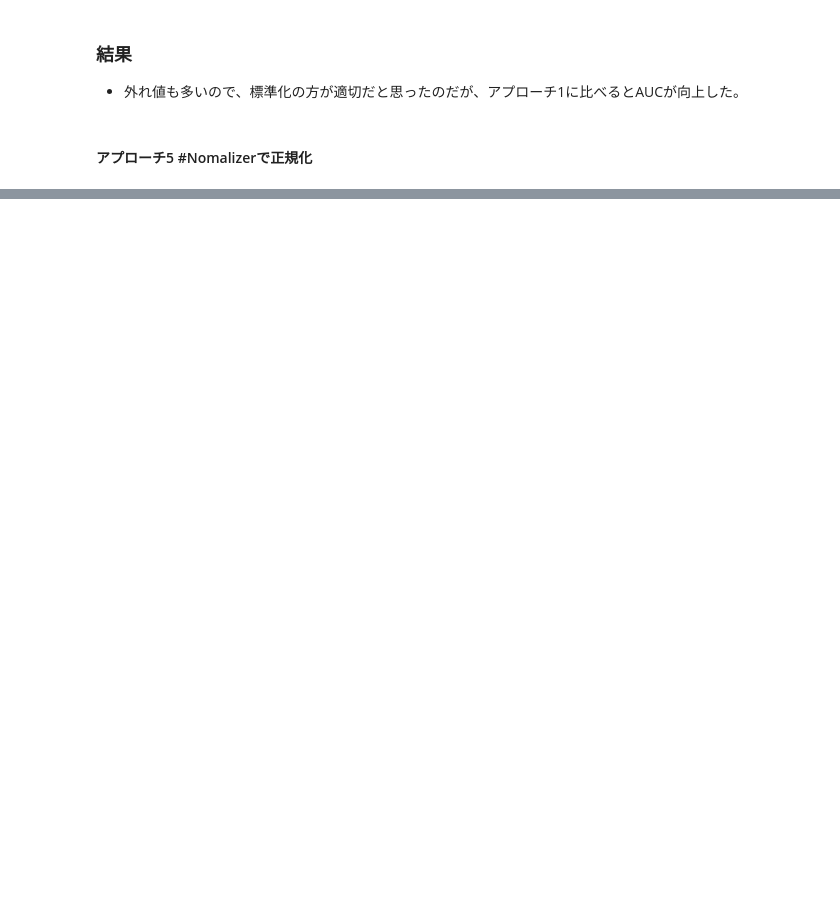
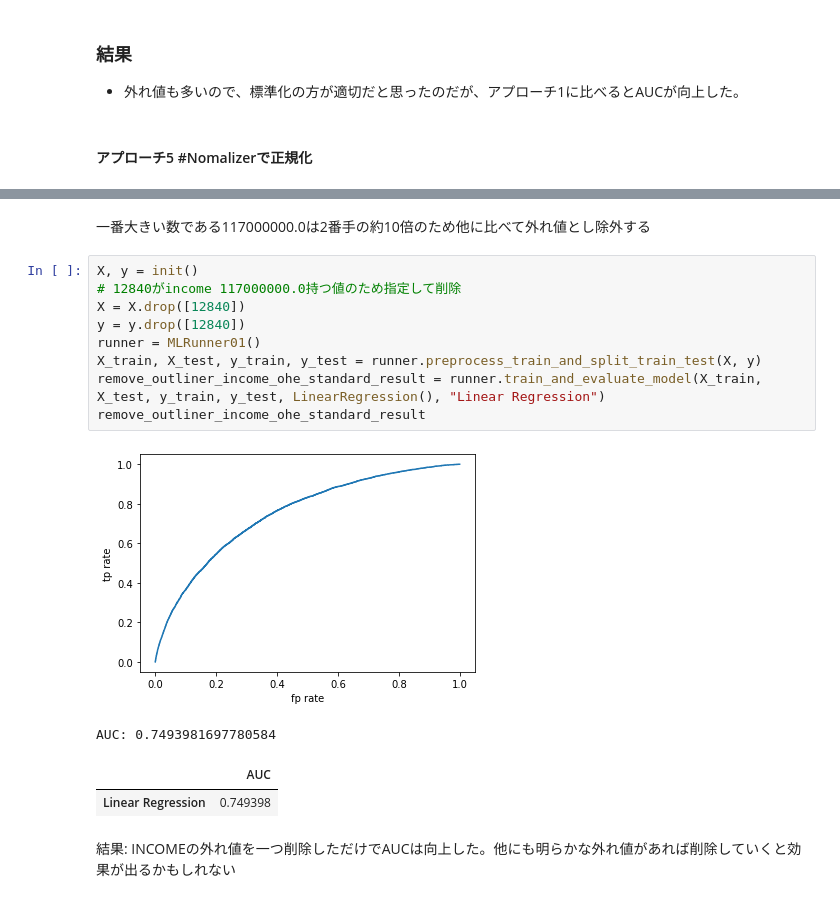
Before and after one commit to yutoJ/ml-learning, a Jupyter notebook: credit_risk_prediction.ipynb, the cells around one changed output, grey strips where cells are left out. Saved outputs shown, nothing was run; the diff lists cells and outputs as text; blank space fills up the shorter version.

```diff
--- a/credit_risk_prediction.ipynb
+++ b/credit_risk_prediction.ipynb
@@ -454,0 +520,18 @@ runnder.predict_and_export_result_to_csv(X_test_preprocessed, csv_name="lr_ohe_N
+# %% [markdown]
+一番大きい数である117000000.0は2番手の約10倍のため他に比べて外れ値とし除外する
+# %%
+X, y = init()
+# 12840がincome 117000000.0持つ値のため指定して削除
+X = X.drop([12840])
+y = y.drop([12840])
+runner = MLRunner01()
+X_train, X_test, y_train, y_test = runner.preprocess_train_and_split_train_test(X, y)
+remove_outliner_income_ohe_standard_result = runner.train_and_evaluate_model(X_train, X_test, y_train, y_test, LinearRegression(), "Linear Regression")
+remove_outliner_income_ohe_standard_result
+# %% [output]
+[figure, added]
+AUC: 0.7493981697780584
+|  | AUC |
+| Linear Regression | 0.749398 |
+# %% [markdown]
+結果: INCOMEの外れ値を一つ削除しただけでAUCは向上した。他にも明らかな外れ値があれば削除していくと効果が出るかもしれない
```
Also changed, not shown: parts of 32 cells of this notebook.
